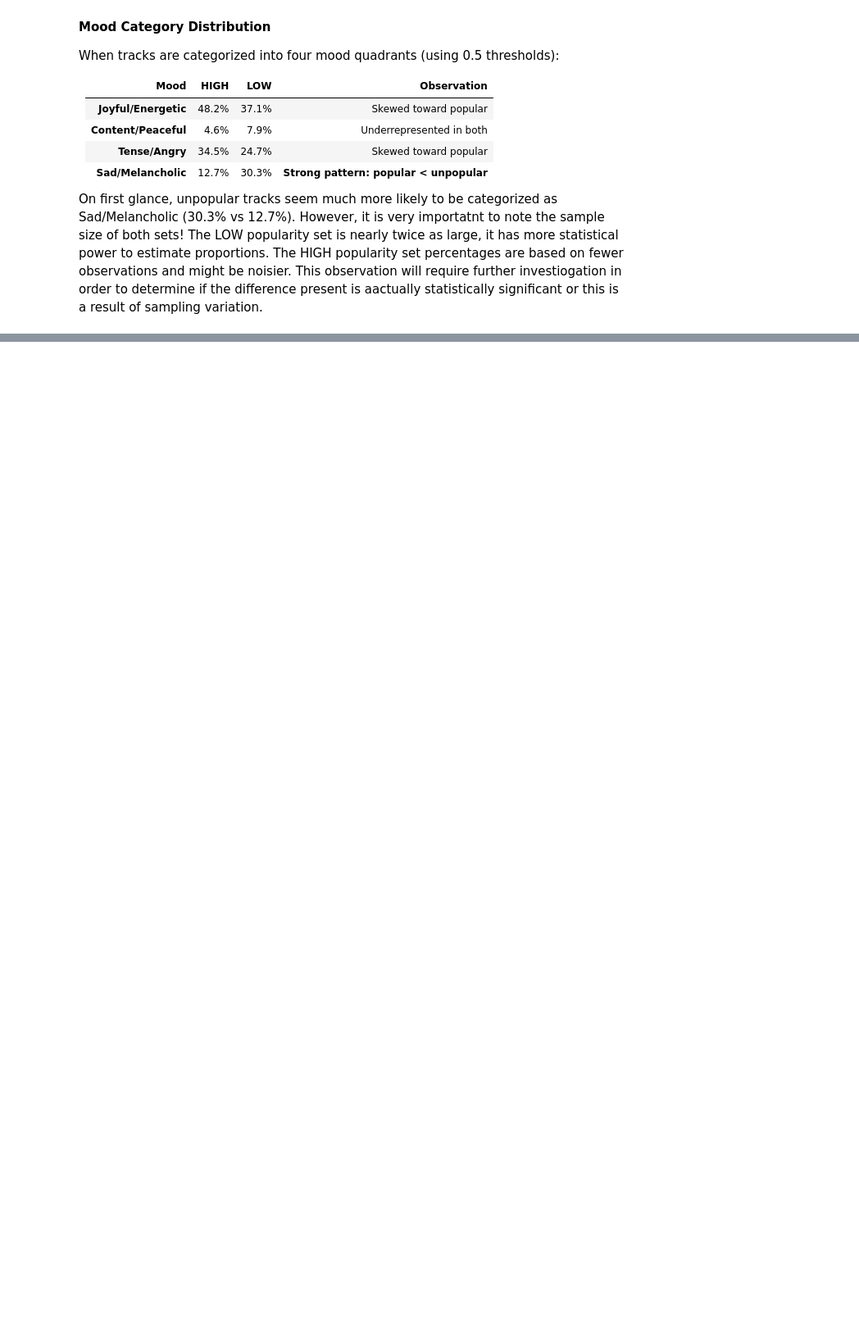
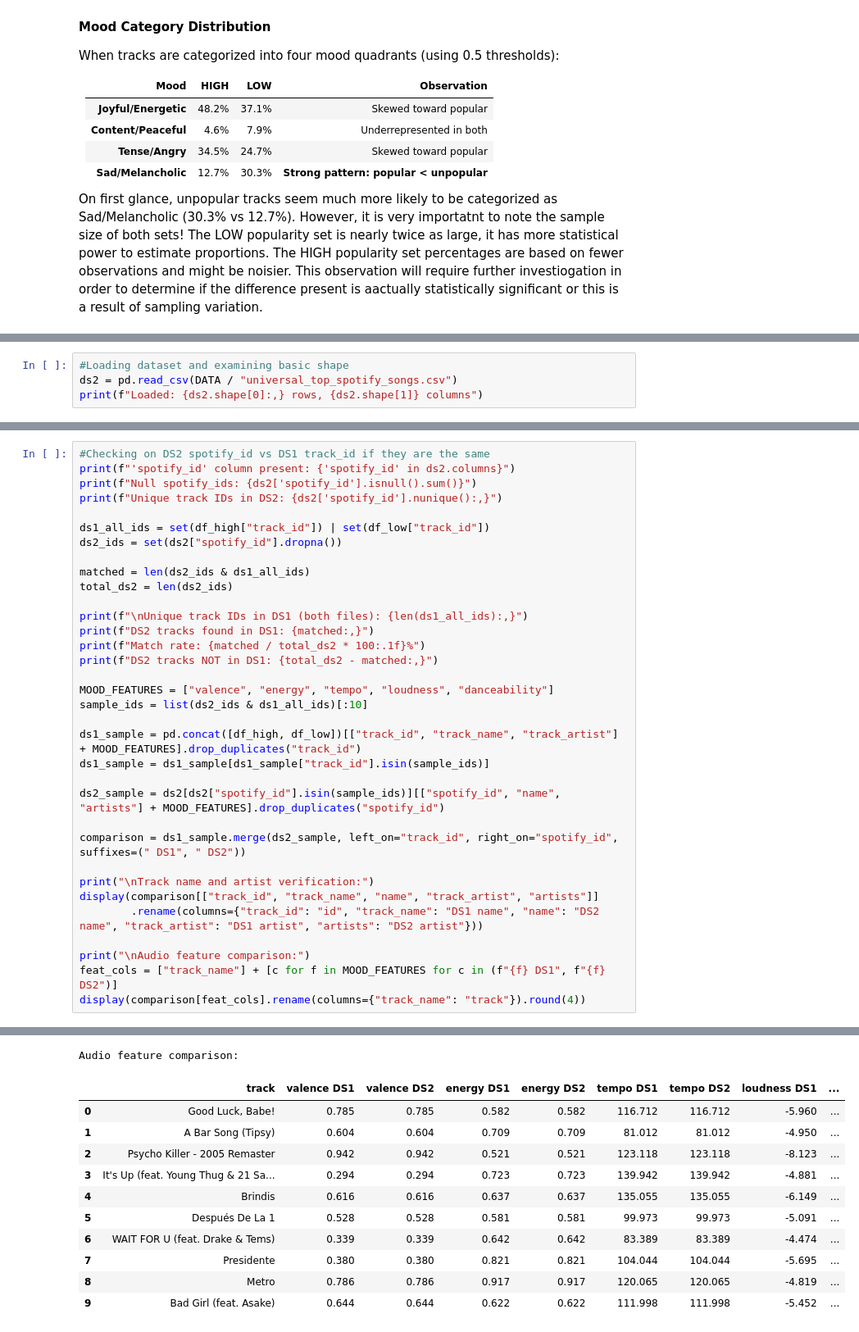
Before and after one commit to crystal-wolfer/AI-ML26-C02-music-mood-analysis, a Jupyter notebook: notebooks/01-data analysis and cleanup.ipynb, the cells around one changed output, grey strips where cells are left out. Shown at 82% size. Cells and saved outputs as stored; diff of their text form; blank space fills up the shorter version.

```diff
--- a/notebooks/01-data analysis and cleanup.ipynb
+++ b/notebooks/01-data analysis and cleanup.ipynb
@@ -342,0 +325,4 @@ On first glance, unpopular tracks seem much more likely to be categorized as Sad
+# %%
+#Loading dataset and examining basic shape
+ds2 = pd.read_csv(DATA / "universal_top_spotify_songs.csv")
+print(f"Loaded: {ds2.shape[0]:,} rows, {ds2.shape[1]} columns")
@@ -342,0 +423,35 @@ On first glance, unpopular tracks seem much more likely to be categorized as Sad
+# %%
+#Checking on DS2 spotify_id vs DS1 track_id if they are the same
+print(f"'spotify_id' column present: {'spotify_id' in ds2.columns}")
+print(f"Null spotify_ids: {ds2['spotify_id'].isnull().sum()}")
+print(f"Unique track IDs in DS2: {ds2['spotify_id'].nunique():,}")
+
+ds1_all_ids = set(df_high["track_id"]) | set(df_low["track_id"])
+ds2_ids = set(ds2["spotify_id"].dropna())
+
+matched = len(ds2_ids & ds1_all_ids)
+total_ds2 = len(ds2_ids)
+
+print(f"\nUnique track IDs in DS1 (both files): {len(ds1_all_ids):,}")
+print(f"DS2 tracks found in DS1: {matched:,}")
+print(f"Match rate: {matched / total_ds2 * 100:.1f}%")
+print(f"DS2 tracks NOT in DS1: {total_ds2 - matched:,}")
+
+MOOD_FEATURES = ["valence", "energy", "tempo", "loudness", "danceability"]
+sample_ids = list(ds2_ids & ds1_all_ids)[:10]
+
+ds1_sample = pd.concat([df_high, df_low])[["track_id", "track_name", "track_artist"] + MOOD_FEATURES].drop_duplicates("track_id")
+ds1_sample = ds1_sample[ds1_sample["track_id"].isin(sample_ids)]
+
+ds2_sample = ds2[ds2["spotify_id"].isin(sample_ids)][["spotify_id", "name", "artists"] + MOOD_FEATURES].drop_duplicates("spotify_id")
+
+comparison = ds1_sample.merge(ds2_sample, left_on="track_id", right_on="spotify_id", suffixes=(" DS1", " DS2"))
+
+print("\nTrack name and artist verification:")
+display(comparison[["track_id", "track_name", "name", "track_artist", "artists"]]
+        .rename(columns={"track_id": "id", "track_name": "DS1 name", "name": "DS2 name", "track_artist": "DS1 artist", "artists": "DS2 artist"}))
+
+print("\nAudio feature comparison:")
+feat_cols = ["track_name"] + [c for f in MOOD_FEATURES for c in (f"{f} DS1", f"{f} DS2")]
+display(comparison[feat_cols].rename(columns={"track_name": "track"}).round(4))
+# %% [output]
@@ -342,0 +479,12 @@ On first glance, unpopular tracks seem much more likely to be categorized as Sad
+Audio feature comparison:
+|  | track | valence DS1 | valence DS2 | energy DS1 | energy DS2 | tempo DS1 | tempo DS2 | loudness DS1 | ... |
+| 0 | Good Luck, Babe! | 0.785 | 0.785 | 0.582 | 0.582 | 116.712 | 116.712 | -5.960 | ... |
+| 1 | A Bar Song (Tipsy) | 0.604 | 0.604 | 0.709 | 0.709 | 81.012 | 81.012 | -4.950 | ... |
+| 2 | Psycho Killer - 2005 Remaster | 0.942 | 0.942 | 0.521 | 0.521 | 123.118 | 123.118 | -8.123 | ... |
+| 3 | It's Up (feat. Young Thug & 21 Sa... | 0.294 | 0.294 | 0.723 | 0.723 | 139.942 | 139.942 | -4.881 | ... |
+| 4 | Brindis | 0.616 | 0.616 | 0.637 | 0.637 | 135.055 | 135.055 | -6.149 | ... |
+| 5 | Después De La 1 | 0.528 | 0.528 | 0.581 | 0.581 | 99.973 | 99.973 | -5.091 | ... |
+| 6 | WAIT FOR U (feat. Drake & Tems) | 0.339 | 0.339 | 0.642 | 0.642 | 83.389 | 83.389 | -4.474 | ... |
+| 7 | Presidente | 0.380 | 0.380 | 0.821 | 0.821 | 104.044 | 104.044 | -5.695 | ... |
+| 8 | Metro | 0.786 | 0.786 | 0.917 | 0.917 | 120.065 | 120.065 | -4.819 | ... |
+| 9 | Bad Girl (feat. Asake) | 0.644 | 0.644 | 0.622 | 0.622 | 111.998 | 111.998 | -5.452 | ... |
```
Also changed, not shown: parts of 13 cells of this notebook, 1 other file.
